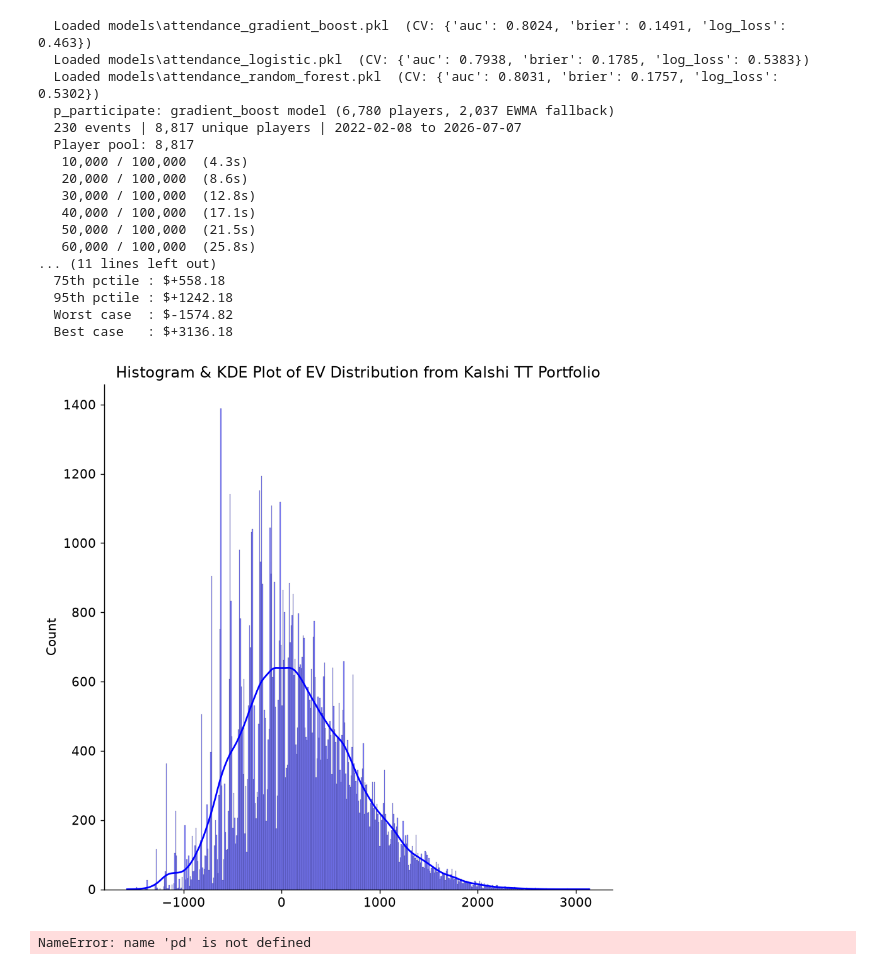
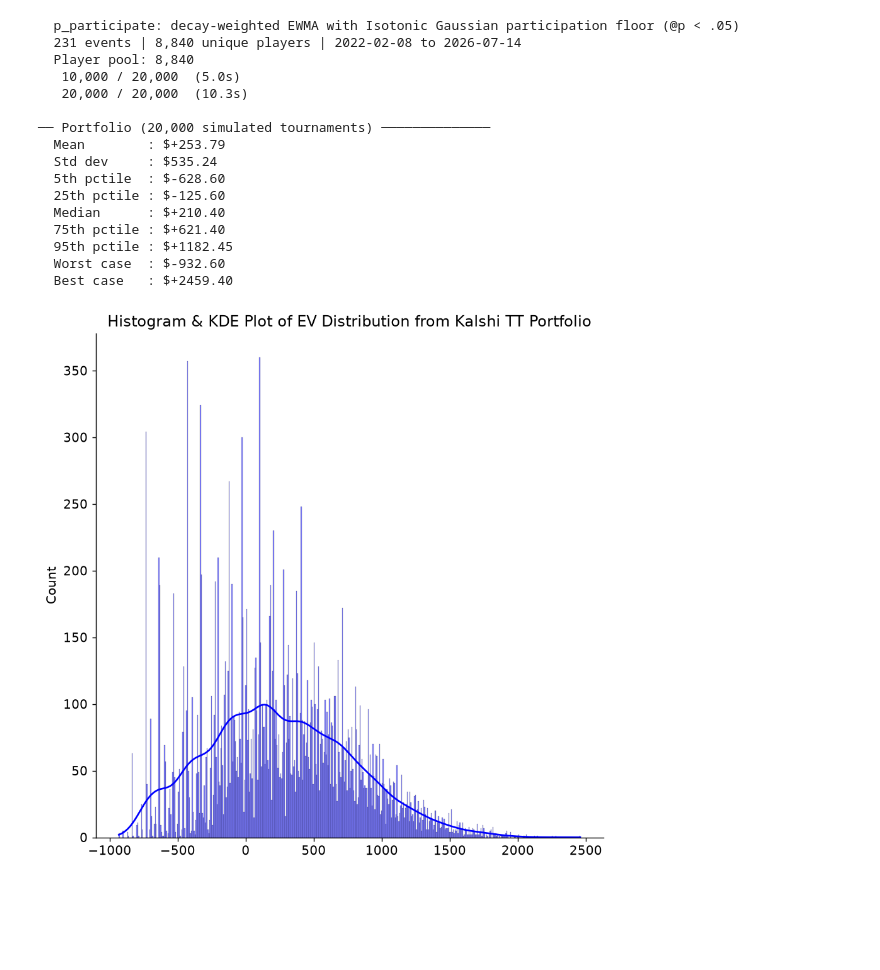
Before and after one commit to EvanMcCormick37/titled-tuesday-analysis, a Jupyter notebook: evans-analysis.ipynb, the cells around one changed output. Saved outputs shown, nothing was run; the diff lists cells and outputs as text; code cells hidden in the pictures; blank space fills up the shorter version.

```diff
--- a/evans-analysis.ipynb
+++ b/evans-analysis.ipynb
@@ -341,7 +369,7 @@ def display_profits(df_tt, df_results, verbose=False):
         costs += row['cost']
 
         pos = 1.0 if row['position']=='Yes' else 0.0
-        username = PLAYER_TO_USERNAMES[row['marketTitle']][0]
+        username = PLAYER_TO_USERNAME[row['marketTitle']][0]
         n = row['n']
 
         if not username in df_results.index:
@@ -368,7 +396,7 @@ def avg_profits(df, df_results, fees=0, verbose=False):
     values = []
     values_per_share = []
     for idx, row in df.iterrows():
-        username = PLAYER_TO_USERNAMES[row['marketTitle']][0]
+        username = PLAYER_TO_USERNAME[row['marketTitle']]
         n = row['n']
         costs.append(round(row['volume']*row['orderPrice'],2))
 
@@ -401,9 +429,9 @@ def avg_profits(df, df_results, fees=0, verbose=False):
     return expected_return_col, values, values_per_share, roi_col, costs
 
 n_title_dict = {
-    'Titled Tuesday Top 8: Jul 14': 8,
-    'Titled Tuesday Top 3: Jul 14': 3,
-    'Titled Tuesday Winner: July 14th': 1
+    'Titled Tuesday Top 8: Jul 21': 8,
+    'Titled Tuesday Top 3: Jul 21': 3,
+    'Titled Tuesday Winner: Jul 21': 1
     }
 
 # Building the Kalshi Portfolio DF
@@ -438,55 +466,42 @@ Total Exposure:1646.97. Expected Revenue: 1817.329376. Net profits avg: 170.36.
 # %%
 from bootstrap_mc_kalshi import (
     load_and_prepare, build_player_pool,
     build_portfolio, run_portfolio_mc, pnl_summary,
 )
 
 df, p_participate, app_counts = load_and_prepare(
-    cut_players=['Magnus Carlsen'],
-    attendance_model='gradient_boost'
+    cut_players=['Matthias Bluebaum','Levon Aronian','Yagiz Kaan Erdogmus','Jose Martinez','Le Quang Liem', 'Daniel Naroditsky'],
+    attendance_model='decay'
 )
 players, p_play, hist_pcts, hist_wts = build_player_pool(df, p_participate, app_counts)
-portfolio = build_portfolio(df_tt, players, PLAYER_TO_USERNAMES)
-pnl = run_portfolio_mc(players, p_play, hist_pcts, hist_wts, portfolio, n_sims=100_000)
+portfolio = build_portfolio(df_tt, players, PLAYER_TO_USERNAME)
+pnl = run_portfolio_mc(players, p_play, hist_pcts, hist_wts, portfolio, n_sims=20_000)
 pnl_summary(pnl)
 
 
 fig, ax = plt.subplots(1, 1, figsize=(8, 8))
 
-sns.histplot(x=pnl, kde=True, ax=ax, color='blue', bins=500, label="No Magnus")
+sns.histplot(x=pnl, kde=True, ax=ax, color='blue', bins=500)
 
 ax.set_title('Histogram & KDE Plot of EV Distribution from Kalshi TT Portfolio')
 
 plt.show()
 plt.close(fig)
 # %% [output]
-  Loaded models\attendance_gradient_boost.pkl  (CV: {'auc': 0.8024, 'brier': 0.1491, 'log_loss': 0.463})
-  Loaded models\attendance_logistic.pkl  (CV: {'auc': 0.7938, 'brier': 0.1785, 'log_loss': 0.5383})
-  Loaded models\attendance_random_forest.pkl  (CV: {'auc': 0.8031, 'brier': 0.1757, 'log_loss': 0.5302})
-  p_participate: gradient_boost model (6,780 players, 2,037 EWMA fallback)
-  230 events | 8,817 unique players | 2022-02-08 to 2026-07-07
-  Player pool: 8,817
-   10,000 / 100,000  (4.3s)
-   20,000 / 100,000  (8.6s)
-   30,000 / 100,000  (12.8s)
-   40,000 / 100,000  (17.1s)
-   50,000 / 100,000  (21.5s)
-   60,000 / 100,000  (25.8s)
-... (11 lines left out)
-  75th pctile : $+558.18
-  95th pctile : $+1242.18
-  Worst case  : $-1574.82
-  Best case   : $+3136.18
+  p_participate: decay-weighted EWMA with Isotonic Gaussian participation floor (@p < .05)
+  231 events | 8,840 unique players | 2022-02-08 to 2026-07-14
+  Player pool: 8,840
+   10,000 / 20,000  (5.0s)
+   20,000 / 20,000  (10.3s)
+
+── Portfolio (20,000 simulated tournaments) ──────────────
+  Mean        : $+253.79
+  Std dev     : $535.24
+  5th pctile  : $-628.60
+  25th pctile : $-125.60
+  Median      : $+210.40
+  75th pctile : $+621.40
+  95th pctile : $+1182.45
+  Worst case  : $-932.60
+  Best case   : $+2459.40
-[figure, old version]
+[figure, new version]
-# %%
-dfp=pd.DataFrame()
-for model in ['decay','gradient_boost','random_forest','logistic']:
-    df, p_participate, app_counts = load_and_prepare(
-        cut_players=['Magnus Carlsen'],
-        attendance_model=model
-    )
-    dfp[model] = p_participate
-dfp = dfp.round(4).sort_values('decay',ascending=False)
-dfp.head(100)
-# %% [output]
-NameError: name 'pd' is not defined
```
Also changed, not shown: parts of 16 cells of this notebook, 48 other files.
